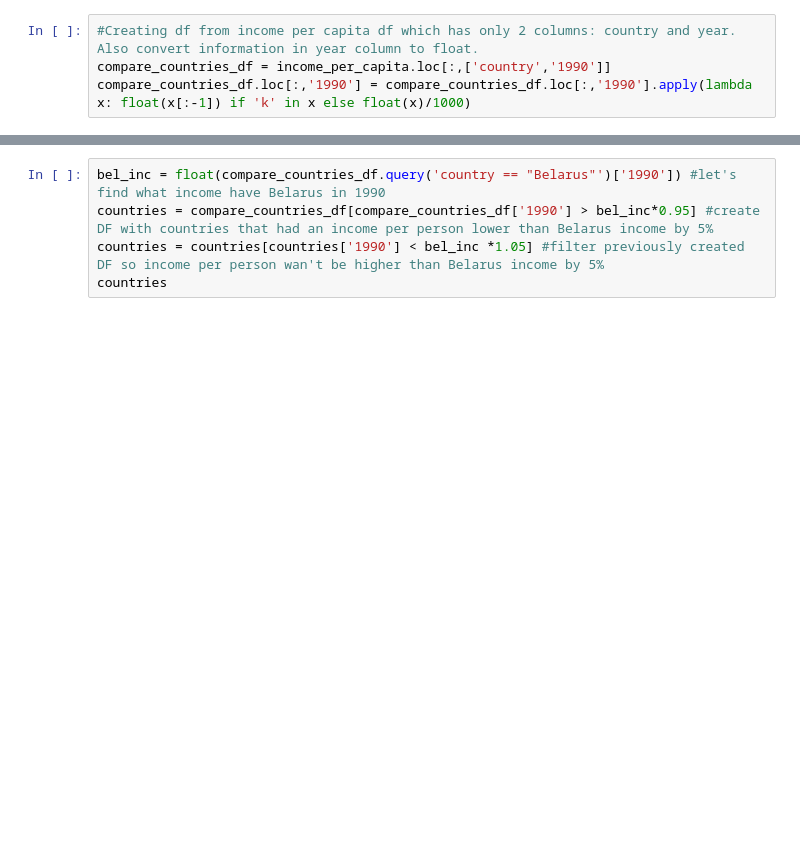
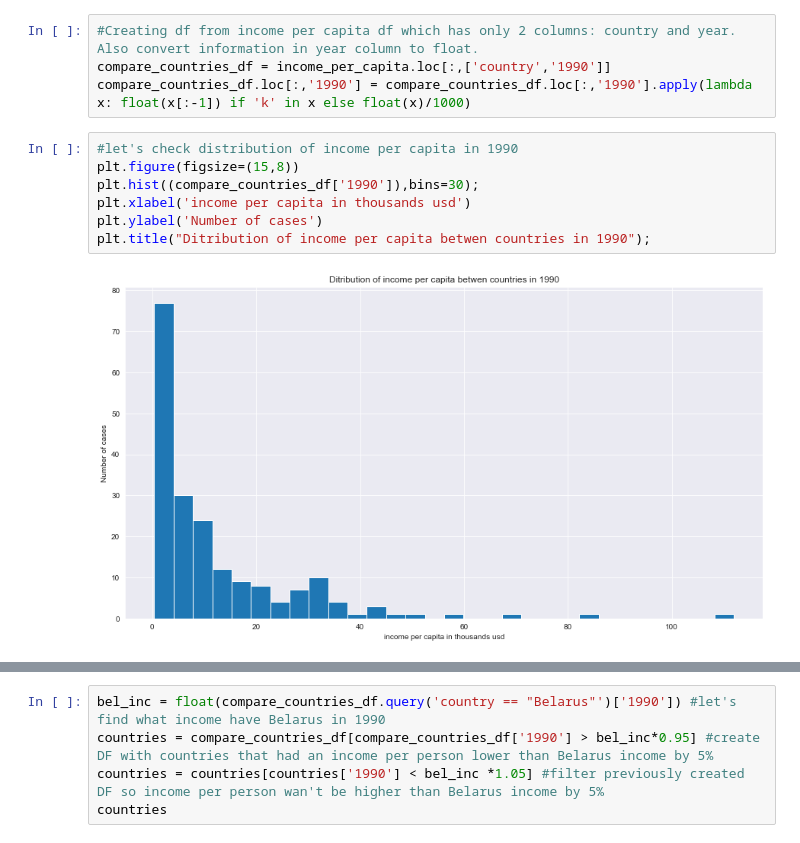
Before and after one commit to Zwuka/Udacity_DA_project1, a Jupyter notebook: investigate-a-dataset-income-of-Belarus.ipynb, the cells around one changed output, grey strips where cells are left out. Cells and saved outputs as stored; diff of their text form; blank space fills up the shorter version.

```diff
--- a/investigate-a-dataset-income-of-Belarus.ipynb
+++ b/investigate-a-dataset-income-of-Belarus.ipynb
@@ -244,3 +266,12 @@ clear_pattern
 #Creating df from income per capita df which has only 2 columns: country and year. Also convert information in year column to float.
 compare_countries_df = income_per_capita.loc[:,['country','1990']]
 compare_countries_df.loc[:,'1990'] = compare_countries_df.loc[:,'1990'].apply(lambda x: float(x[:-1]) if 'k' in x else float(x)/1000)
+# %%
+#let's check distribution of income per capita in 1990
+plt.figure(figsize=(15,8))
+plt.hist((compare_countries_df['1990']),bins=30);
+plt.xlabel('income per capita in thousands usd')
+plt.ylabel('Number of сases')
+plt.title("Ditribution of income per capita betwen countries in 1990");
+# %% [output]
+[figure, added]
```
Also changed, not shown: parts of 10 cells of this notebook, 1 other file.
